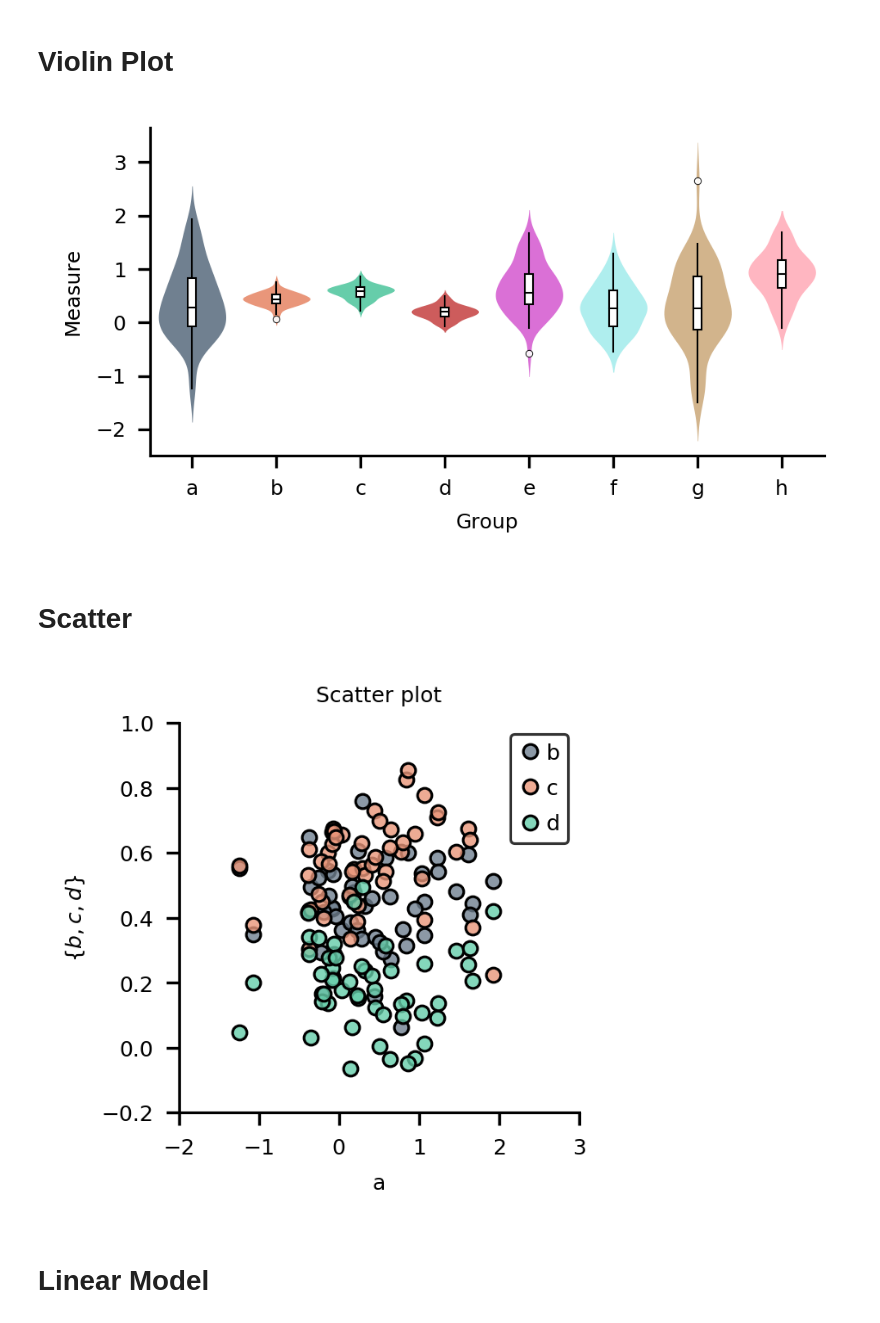
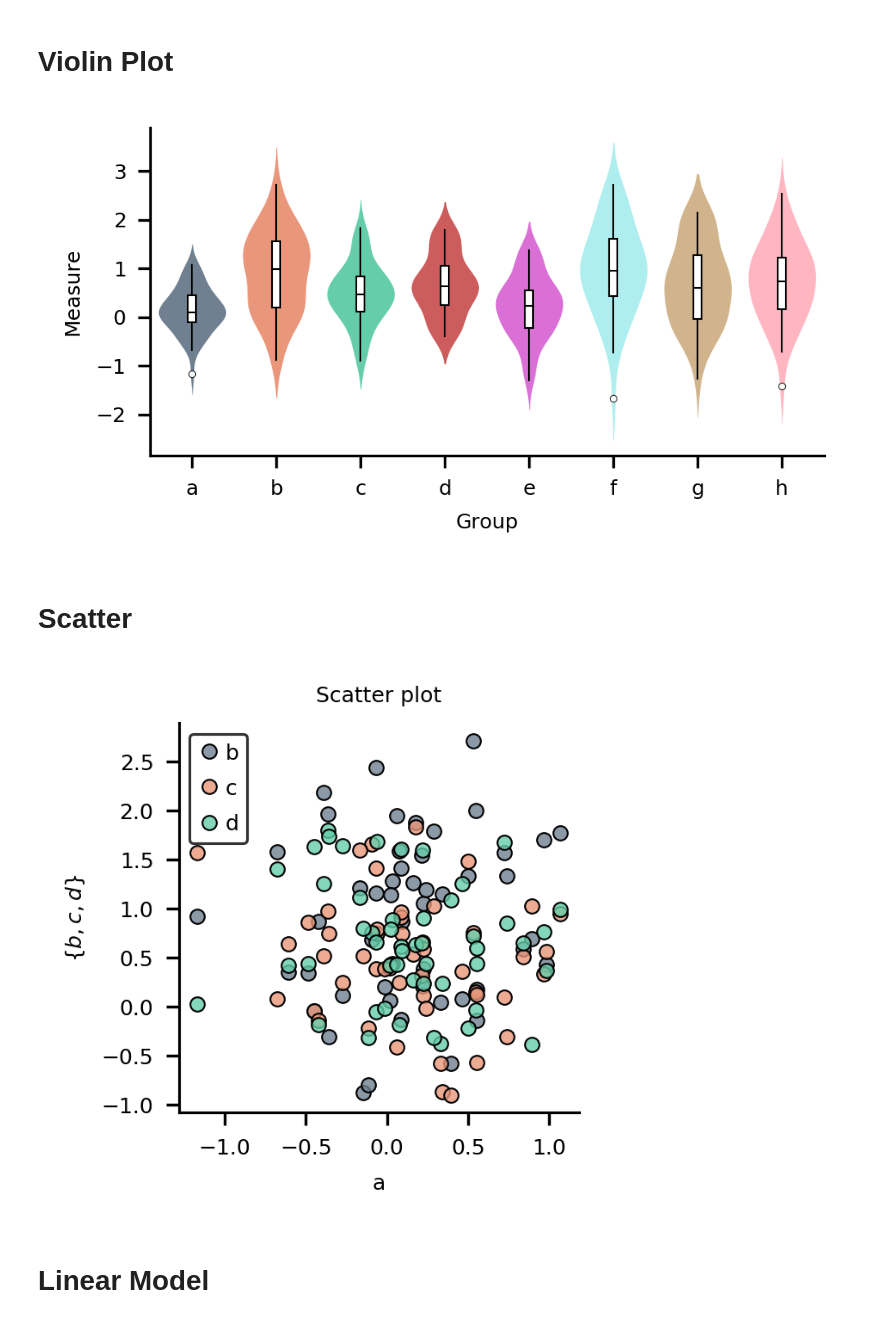
Before and after one commit to moltaire/myplotlib, a Jupyter notebook: gallery.ipynb, the cells around one changed output. Drawn from its saved outputs; the diff is of its cells as text; code cells hidden in the pictures.

```diff
--- a/gallery.ipynb
+++ b/gallery.ipynb
@@ -15,10 +16,10 @@ matplotlib = my.utilities.set_mpl_defaults(matplotlib)
 # %% [markdown]
 # Make some data
 # %%
-np.random.seed(1)
+np.random.seed(11)
 variables = ['a', 'b', 'c', 'd', 'e', 'f', 'g', 'h']
 data = pd.DataFrame({v: np.random.normal(loc=np.random.uniform(),
-                                         scale=np.random.uniform(),
+                                         scale=np.random.uniform(0.5, 1.0),
                                          size=50)
                      for v in variables})
 data.columns.name = 'Group'
@@ -31,24 +32,22 @@ ax = my.plots.violin(data,
                      ax=ax)
 plt.savefig('examples/violin.png')
 # %% [output]
-[figure, old version]
+[figure, new version]
 # %% [markdown]
 # Scatter
 # %%
 fig = plt.figure()
 
 my.plots.scatter(data['a'], data['b'], label='b')
 my.plots.scatter(data['a'], data['c'], label='c')
 ax = my.plots.scatter(data['a'], data['d'], label='d')
 ax.set_xlabel('a')
 ax.set_ylabel('$\{b, c, d\}$')
 ax.legend()
-ax.set_xlim(-2, 3)
-ax.set_ylim(-0.2, 1)
 ax.set_title('Scatter plot')
 plt.savefig('examples/scatter.png')
 # %% [output]
-[figure, old version]
+[figure, new version]
 # %% [markdown]
 # Linear Model
 # %%
```
Also changed, not shown: parts of 4 cells of this notebook, 6 other files.
